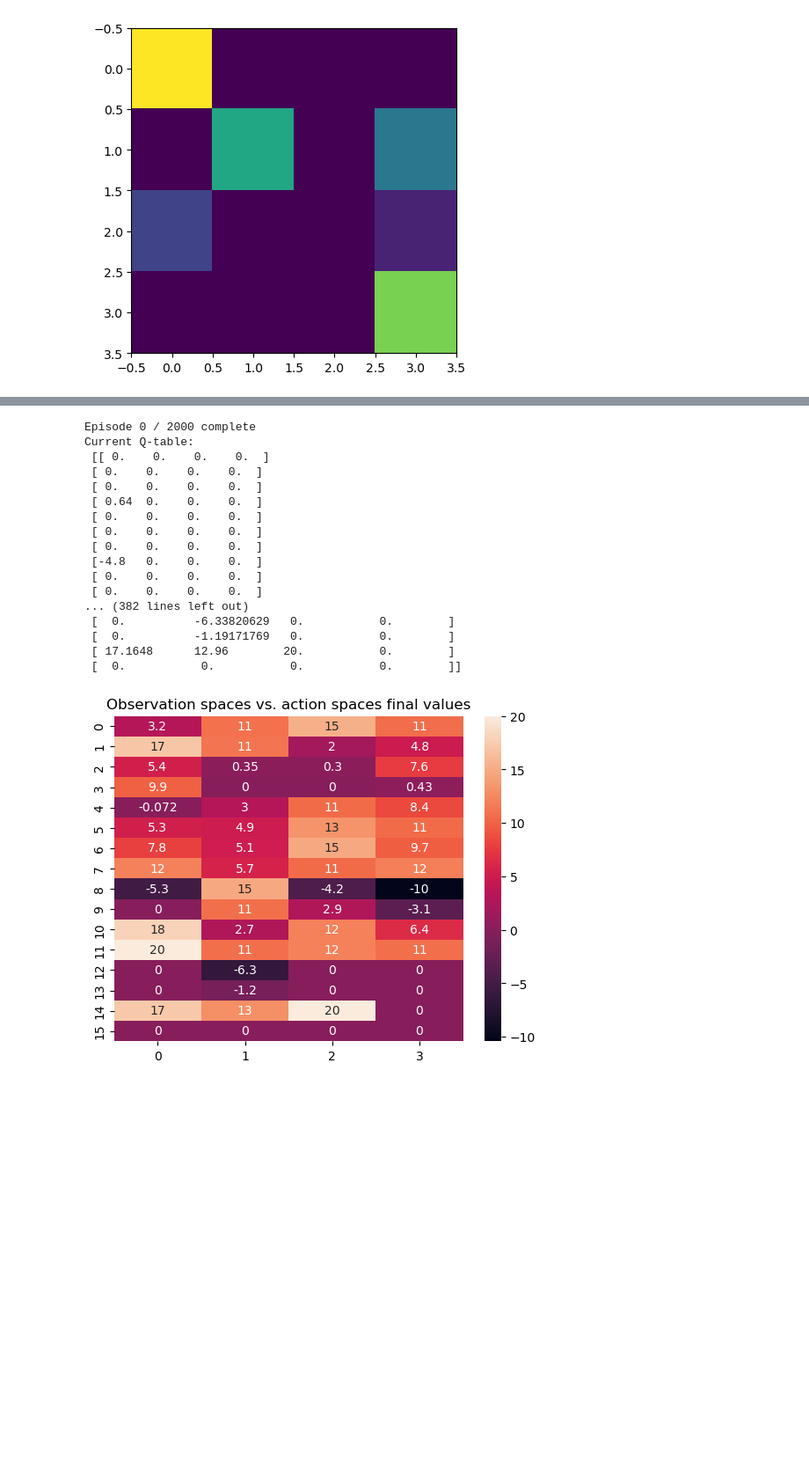
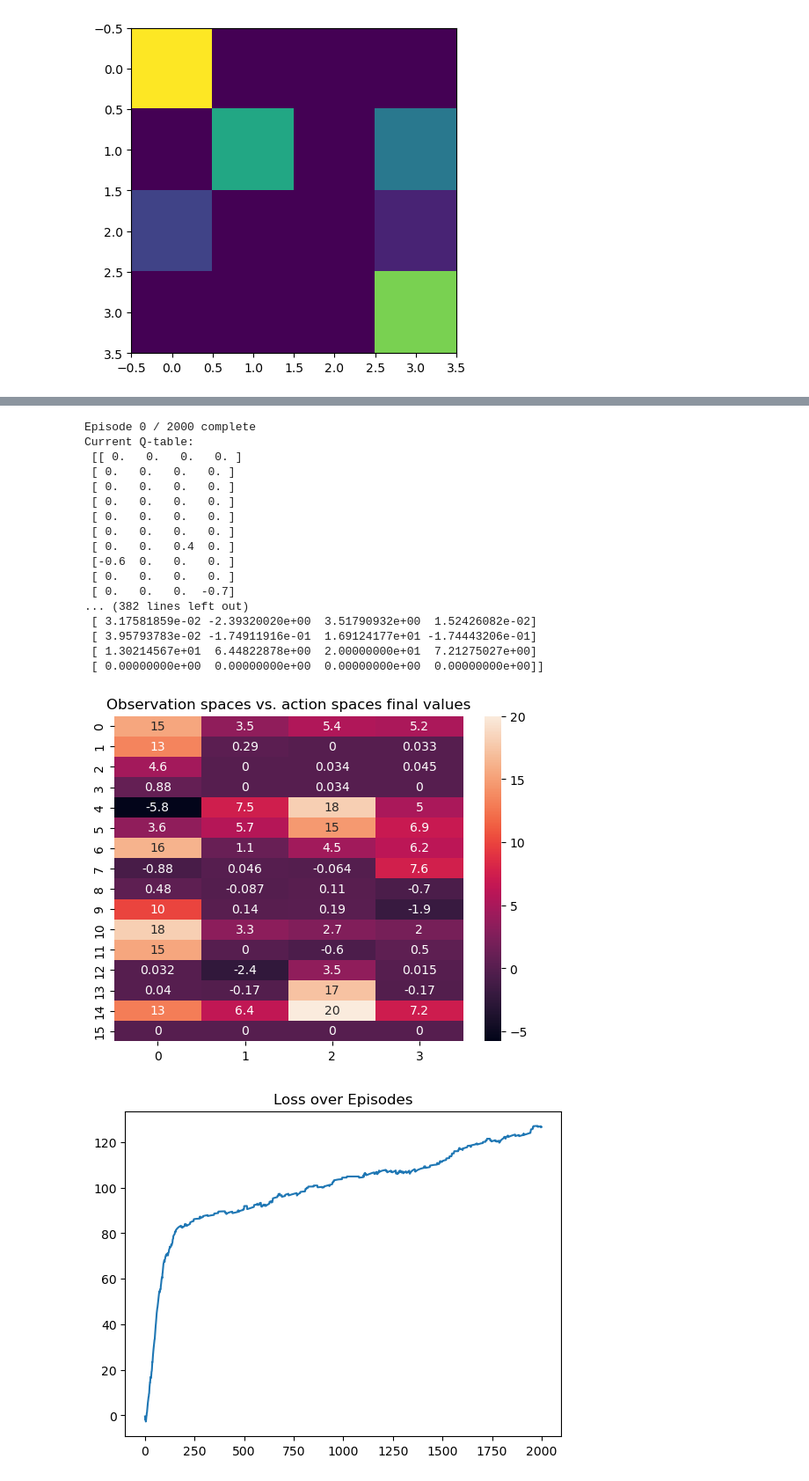
Before and after one commit to LYT922/ML-Reinforcement-Learning, a Jupyter notebook: emmawald_ylin254_assignment3_part_1_2.ipynb, the cells around one changed output, grey strips where cells are left out. Shown at 88% size. Drawn from its saved outputs; the diff is of its cells as text; code cells hidden in the pictures; blank space fills up the shorter version.

```diff
--- a/emmawald_ylin254_assignment3_part_1_2.ipynb
+++ b/emmawald_ylin254_assignment3_part_1_2.ipynb
@@ -196,7 +197,7 @@ Total Reward: -9
 
 timestep=25
 total_episodes = 2000
-alpha = 0.8
+alpha = 0.1
 gamma = 0.9
 epsilon = 1
 decay=(0.01/epsilon)**(1/total_episodes)
@@ -281,24 +282,36 @@ for episode in range(total_episodes):
 # %% [output]
 Episode 0 / 2000 complete
 Current Q-table:
- [[ 0.    0.    0.    0.  ]
- [ 0.    0.    0.    0.  ]
- [ 0.    0.    0.    0.  ]
- [ 0.64  0.    0.    0.  ]
- [ 0.    0.    0.    0.  ]
- [ 0.    0.    0.    0.  ]
- [ 0.    0.    0.    0.  ]
- [-4.8   0.    0.    0.  ]
- [ 0.    0.    0.    0.  ]
- [ 0.    0.    0.    0.  ]
+ [[ 0.   0.   0.   0. ]
+ [ 0.   0.   0.   0. ]
+ [ 0.   0.   0.   0. ]
+ [ 0.   0.   0.   0. ]
+ [ 0.   0.   0.   0. ]
+ [ 0.   0.   0.   0. ]
+ [ 0.   0.   0.4  0. ]
+ [-0.6  0.   0.   0. ]
+ [ 0.   0.   0.   0. ]
+ [ 0.   0.   0.  -0.7]
 ... (382 lines left out)
- [  0.          -6.33820629   0.           0.        ]
- [  0.          -1.19171769   0.           0.        ]
- [ 17.1648      12.96        20.           0.        ]
- [  0.           0.           0.           0.        ]]
+ [ 3.17581859e-02 -2.39320020e+00  3.51790932e+00  1.52426082e-02]
+ [ 3.95793783e-02 -1.74911916e-01  1.69124177e+01 -1.74443206e-01]
+ [ 1.30214567e+01  6.44822878e+00  2.00000000e+01  7.21275027e+00]
+ [ 0.00000000e+00  0.00000000e+00  0.00000000e+00  0.00000000e+00]]
 # %%
 seaborn.heatmap(Q, annot=True)
 plt.title("Observation spaces vs. action spaces final values")
 plt.show()
+plt.plot(total_loss)
+plt.title("Loss over Episodes")
+plt.show()
+plt.plot(total_reward)
+plt.title("Reward over Episodes")
+plt.yticks(np.arange(-15, 35, step=5))
+plt.show()
+plt.plot(avg_steps)
+plt.title("Average step count every 100 episodes")
+plt.yticks(np.arange(0, 31, step=2))
+plt.show()
 # %% [output]
-[figure, old version]
+[figure, new version]
+[figure, added]
```
Also changed, not shown: parts of 21 cells of this notebook.
